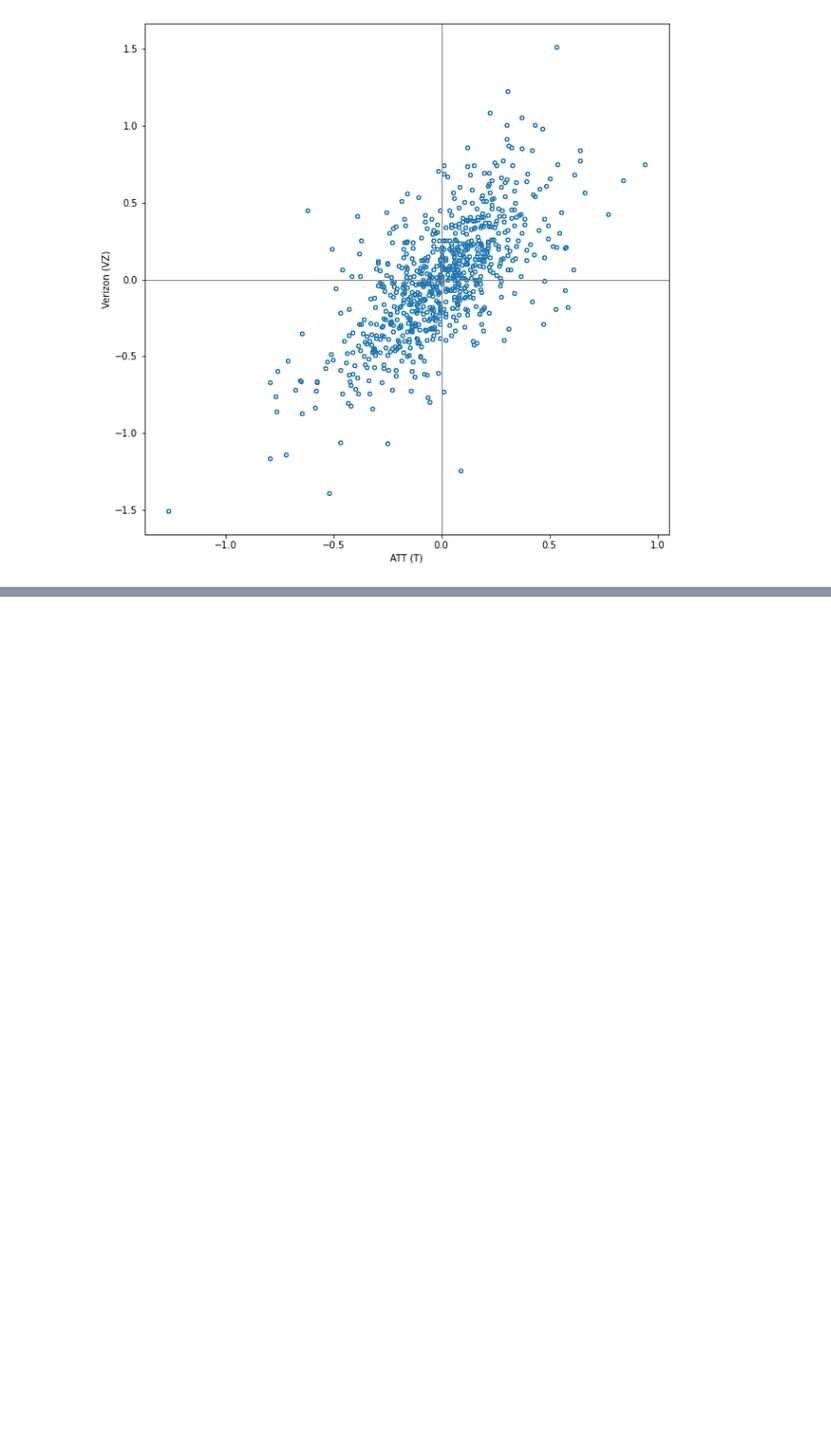
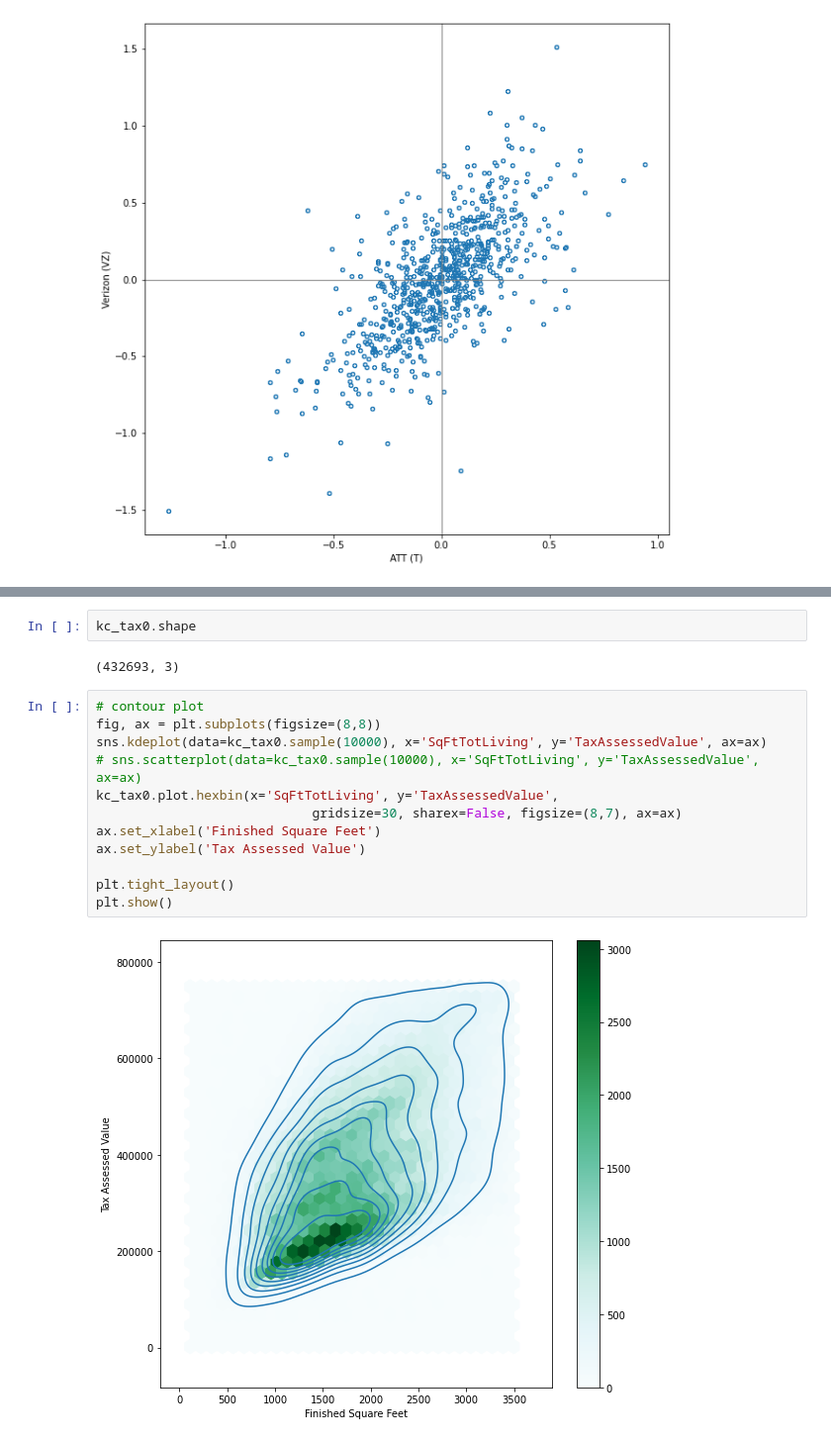
Before and after one commit to Irfan-Ahmad-byte/Practical-Statistics, a Jupyter notebook: my_prac/stats_1_py.ipynb, the cells around one changed output, grey strips where cells are left out. Shown at 99% size. Drawn from its saved outputs; the diff is of its cells as text; blank space fills up the shorter version.

```diff
--- a/my_prac/stats_1_py.ipynb
+++ b/my_prac/stats_1_py.ipynb
@@ -252,0 +333,18 @@ ax.axvline(0, color='grey', lw=1)
+# %%
+kc_tax0.shape
+# %% [output]
+(432693, 3)
+# %%
+# contour plot
+fig, ax = plt.subplots(figsize=(8,8))
+sns.kdeplot(data=kc_tax0.sample(10000), x='SqFtTotLiving', y='TaxAssessedValue', ax=ax)
+# sns.scatterplot(data=kc_tax0.sample(10000), x='SqFtTotLiving', y='TaxAssessedValue', ax=ax)
+kc_tax0.plot.hexbin(x='SqFtTotLiving', y='TaxAssessedValue',
+                            gridsize=30, sharex=False, figsize=(8,7), ax=ax)
+ax.set_xlabel('Finished Square Feet')
+ax.set_ylabel('Tax Assessed Value')
+
+plt.tight_layout()
+plt.show()
+# %% [output]
+[figure, added]
```
Also changed, not shown: parts of 24 cells of this notebook, 18 other files.
